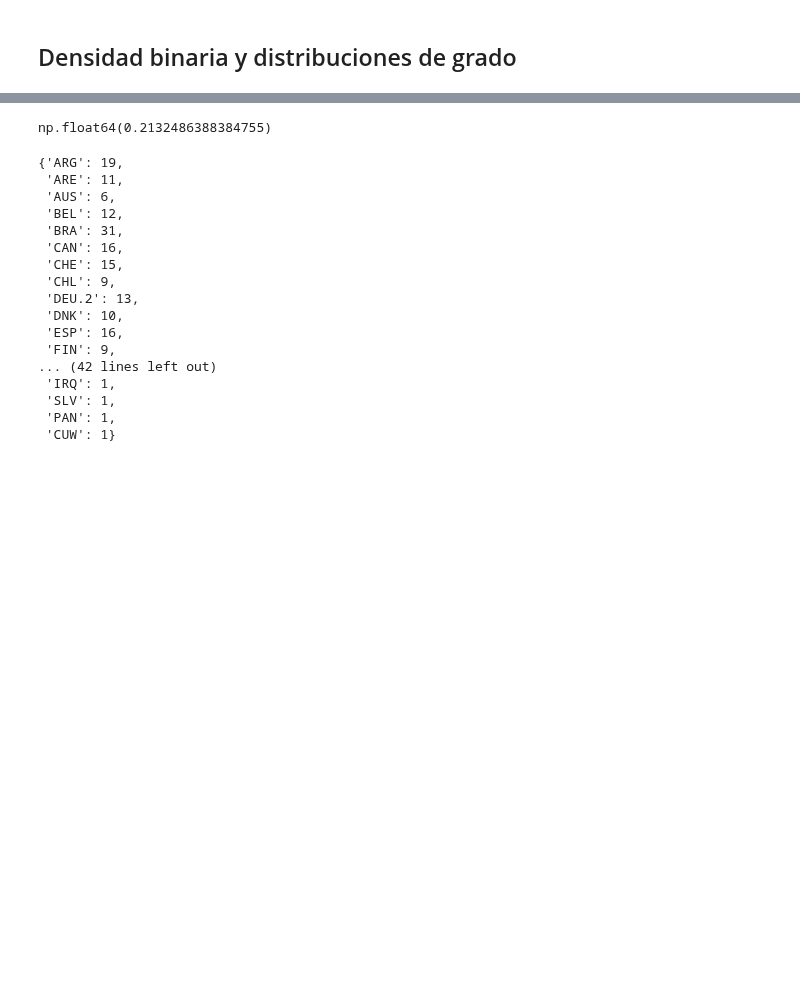
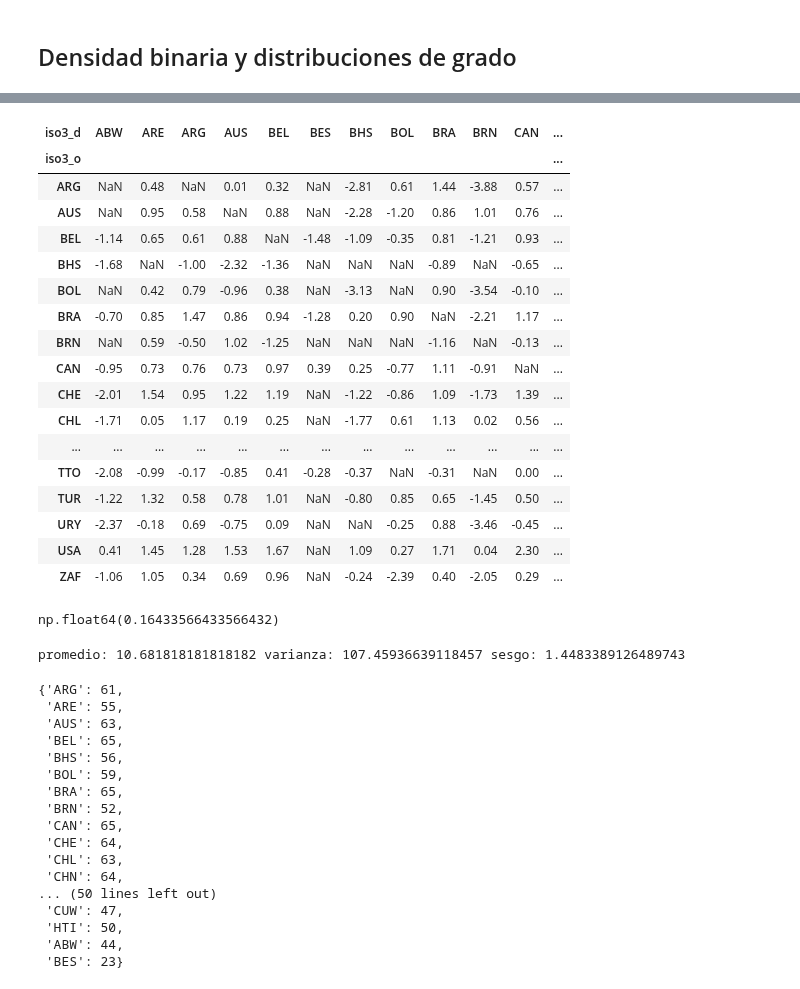
Before and after one commit to hubcborja/Trabajo_grado_ECIJG, a Jupyter notebook: AplicacionModelo.ipynb, the cells around one changed output, grey strips where cells are left out. Drawn from its saved outputs; the diff is of its cells as text; code cells hidden in the pictures; blank space fills up the shorter version.

```diff
--- a/AplicacionModelo.ipynb
+++ b/AplicacionModelo.ipynb
@@ -808,6 +796,6 @@ Index(['year', 'iso3_o', 'iso3_d', 'iso3_par', 'CDT_vigente',
       dtype='object')
 # %%
-df_ERGM_VERGM24 = baseERGM_VERGM_normalizada.loc[(baseERGM_VERGM_normalizada['year'] == 2024)&(baseERGM_VERGM_normalizada['CDT_vigente'] == 1)].copy()
+df_ERGM_VERGM24 = baseERGM_VERGM_normalizada.loc[(baseERGM_VERGM_normalizada['year'] == 2024)].copy()
 
 matriz_dirigida = df_ERGM_VERGM24.pivot(index='iso3_o', columns='iso3_d', values='CDT_vigente')
 
@@ -819,6 +807,27 @@ nodos_totales = sorted(list(set(matriz_adyacencia_df.index).union(set(matriz_ady
 matriz_adyacencia_df = matriz_adyacencia_df.reindex(index=nodos_totales, columns=nodos_totales, fill_value=0)
 
 matriz_binaria_np = matriz_adyacencia_df.to_numpy(dtype=float)
+# %%
+matriz_simetrica
+# %% [output]
+| iso3_d | ABW | ARE | ARG | AUS | BEL | BES | BHS | BOL | BRA | BRN | CAN | ... |
+| iso3_o |  |  |  |  |  |  |  |  |  |  |  | ... |
+| ARG | NaN | 0.48 | NaN | 0.01 | 0.32 | NaN | -2.81 | 0.61 | 1.44 | -3.88 | 0.57 | ... |
+| AUS | NaN | 0.95 | 0.58 | NaN | 0.88 | NaN | -2.28 | -1.20 | 0.86 | 1.01 | 0.76 | ... |
+| BEL | -1.14 | 0.65 | 0.61 | 0.88 | NaN | -1.48 | -1.09 | -0.35 | 0.81 | -1.21 | 0.93 | ... |
+| BHS | -1.68 | NaN | -1.00 | -2.32 | -1.36 | NaN | NaN | NaN | -0.89 | NaN | -0.65 | ... |
+| BOL | NaN | 0.42 | 0.79 | -0.96 | 0.38 | NaN | -3.13 | NaN | 0.90 | -3.54 | -0.10 | ... |
+| BRA | -0.70 | 0.85 | 1.47 | 0.86 | 0.94 | -1.28 | 0.20 | 0.90 | NaN | -2.21 | 1.17 | ... |
+| BRN | NaN | 0.59 | -0.50 | 1.02 | -1.25 | NaN | NaN | NaN | -1.16 | NaN | -0.13 | ... |
+| CAN | -0.95 | 0.73 | 0.76 | 0.73 | 0.97 | 0.39 | 0.25 | -0.77 | 1.11 | -0.91 | NaN | ... |
+| CHE | -2.01 | 1.54 | 0.95 | 1.22 | 1.19 | NaN | -1.22 | -0.86 | 1.09 | -1.73 | 1.39 | ... |
+| CHL | -1.71 | 0.05 | 1.17 | 0.19 | 0.25 | NaN | -1.77 | 0.61 | 1.13 | 0.02 | 0.56 | ... |
+| ... | ... | ... | ... | ... | ... | ... | ... | ... | ... | ... | ... | ... |
+| TTO | -2.08 | -0.99 | -0.17 | -0.85 | 0.41 | -0.28 | -0.37 | NaN | -0.31 | NaN | 0.00 | ... |
+| TUR | -1.22 | 1.32 | 0.58 | 0.78 | 1.01 | NaN | -0.80 | 0.85 | 0.65 | -1.45 | 0.50 | ... |
+| URY | -2.37 | -0.18 | 0.69 | -0.75 | 0.09 | NaN | NaN | -0.25 | 0.88 | -3.46 | -0.45 | ... |
+| USA | 0.41 | 1.45 | 1.28 | 1.53 | 1.67 | NaN | 1.09 | 0.27 | 1.71 | 0.04 | 2.30 | ... |
+| ZAF | -1.06 | 1.05 | 0.34 | 0.69 | 0.96 | NaN | -0.24 | -2.39 | 0.40 | -2.05 | 0.29 | ... |
 # %%
 N=matriz_binaria_np.shape[0]
 N_1=N-1
@@ -827,4 +836,4 @@ numerador=np.sum(matriz_binaria_np)
 densidad=numerador/(N_1*N)
 densidad
 # %% [output]
-np.float64(0.2132486388384755)
+np.float64(0.16433566433566432)
@@ -845,7 +850,9 @@ inmean=indegree.mean()
 invar=indegree.var()
 inskew=stats.skew(indegree)
 
-print()
+print('promedio:',inmean,'varianza:', invar,'sesgo:', inskew)
+# %% [output]
+promedio: 10.681818181818182 varianza: 107.45936639118457 sesgo: 1.4483389126489743
 # %%
 grafo=nx.from_pandas_edgelist(df_ERGM_VERGM24,
                             source='iso3_o',
@@ -855,23 +862,23 @@ grafo=nx.from_pandas_edgelist(df_ERGM_VERGM24,
 Grados_paises = dict(grafo.degree())
 Grados_paises
 # %% [output]
-{'ARG': 19,
- 'ARE': 11,
- 'AUS': 6,
- 'BEL': 12,
- 'BRA': 31,
- 'CAN': 16,
- 'CHE': 15,
- 'CHL': 9,
- 'DEU.2': 13,
- 'DNK': 10,
- 'ESP': 16,
- 'FIN': 9,
-... (42 lines left out)
- 'IRQ': 1,
- 'SLV': 1,
- 'PAN': 1,
- 'CUW': 1}
+{'ARG': 61,
+ 'ARE': 55,
+ 'AUS': 63,
+ 'BEL': 65,
+ 'BHS': 56,
+ 'BOL': 59,
+ 'BRA': 65,
+ 'BRN': 52,
+ 'CAN': 65,
+ 'CHE': 64,
+ 'CHL': 63,
+ 'CHN': 64,
+... (50 lines left out)
+ 'CUW': 47,
+ 'HTI': 50,
+ 'ABW': 44,
+ 'BES': 23}
 # %%
 # Estrellas
 
```
Also changed, not shown: parts of 10 cells of this notebook.
